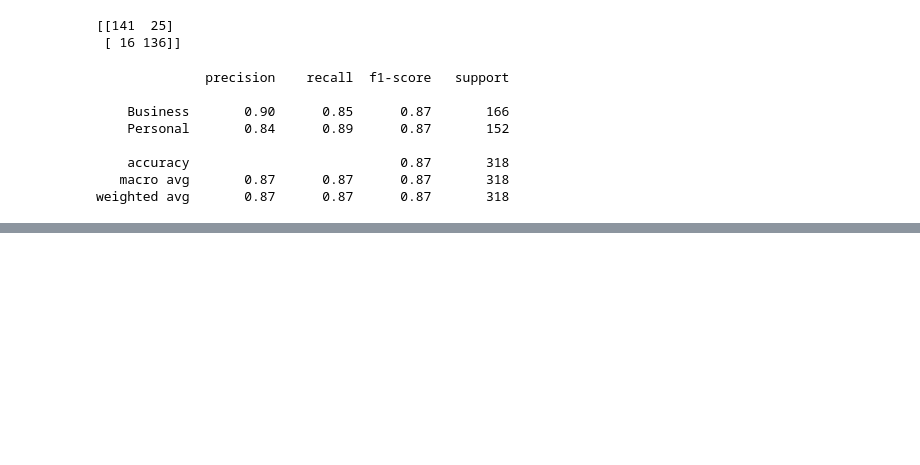
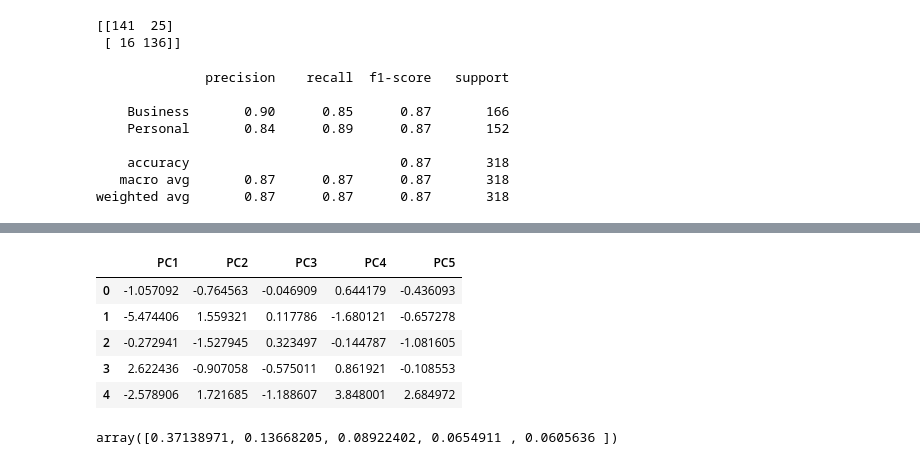
Before and after one commit to chinzjay/Final_Project, a Jupyter notebook: Tourism.ipynb, the cells around one changed output, grey strips where cells are left out. Saved outputs shown, nothing was run; the diff lists cells and outputs as text; code cells hidden in the pictures; blank space fills up the shorter version.

```diff
--- a/Tourism.ipynb
+++ b/Tourism.ipynb
@@ -206,5 +206,5 @@ Name: Higher Tourism Percentage, dtype: int64
 # %%
-data_df = data_df.drop(["Region", "Header", "Country", "Year", "Total"], axis=1)
+data_df = data_df.drop(["Region", "Header", "Country", "Year", "Total", "Number of Records"], axis=1)
 # %%
 #Seperate the feature X from the target y
 y = data_df['Higher Tourism Percentage']
@@ -327,0 +285,2 @@ accuracy_regression = print(np.sqrt(metrics.mean_squared_error(y1_test, y_predic
+# %%
+data_df = data_df.drop(['Higher Tourism Percentage'], axis=1)
@@ -327,0 +313,15 @@ accuracy_regression = print(np.sqrt(metrics.mean_squared_error(y1_test, y_predic
+# %%
+data_pca_df = pd.DataFrame(data=data_pca, columns=["PC1", "PC2", "PC3", "PC4", "PC5"])
+data_pca_df.head()
+# %% [output]
+|  | PC1 | PC2 | PC3 | PC4 | PC5 |
+| 0 | -1.057092 | -0.764563 | -0.046909 | 0.644179 | -0.436093 |
+| 1 | -5.474406 | 1.559321 | 0.117786 | -1.680121 | -0.657278 |
+| 2 | -0.272941 | -1.527945 | 0.323497 | -0.144787 | -1.081605 |
+| 3 | 2.622436 | -0.907058 | -0.575011 | 0.861921 | -0.108553 |
+| 4 | -2.578906 | 1.721685 | -1.188607 | 3.848001 | 2.684972 |
+# %%
+#Explained variance
+pca.explained_variance_ratio_
+# %% [output]
+array([0.37138971, 0.13668205, 0.08922402, 0.0654911 , 0.0605636 ])
```
Also changed, not shown: parts of 25 cells of this notebook.
